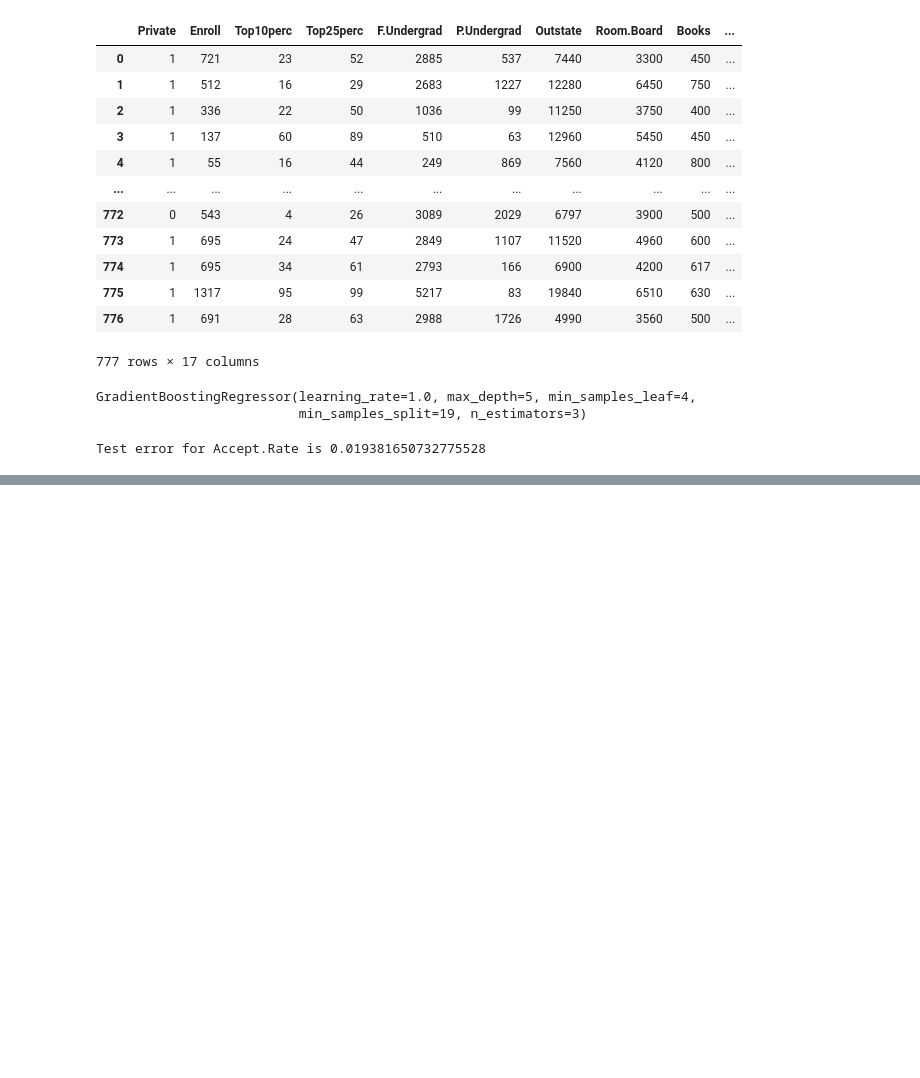
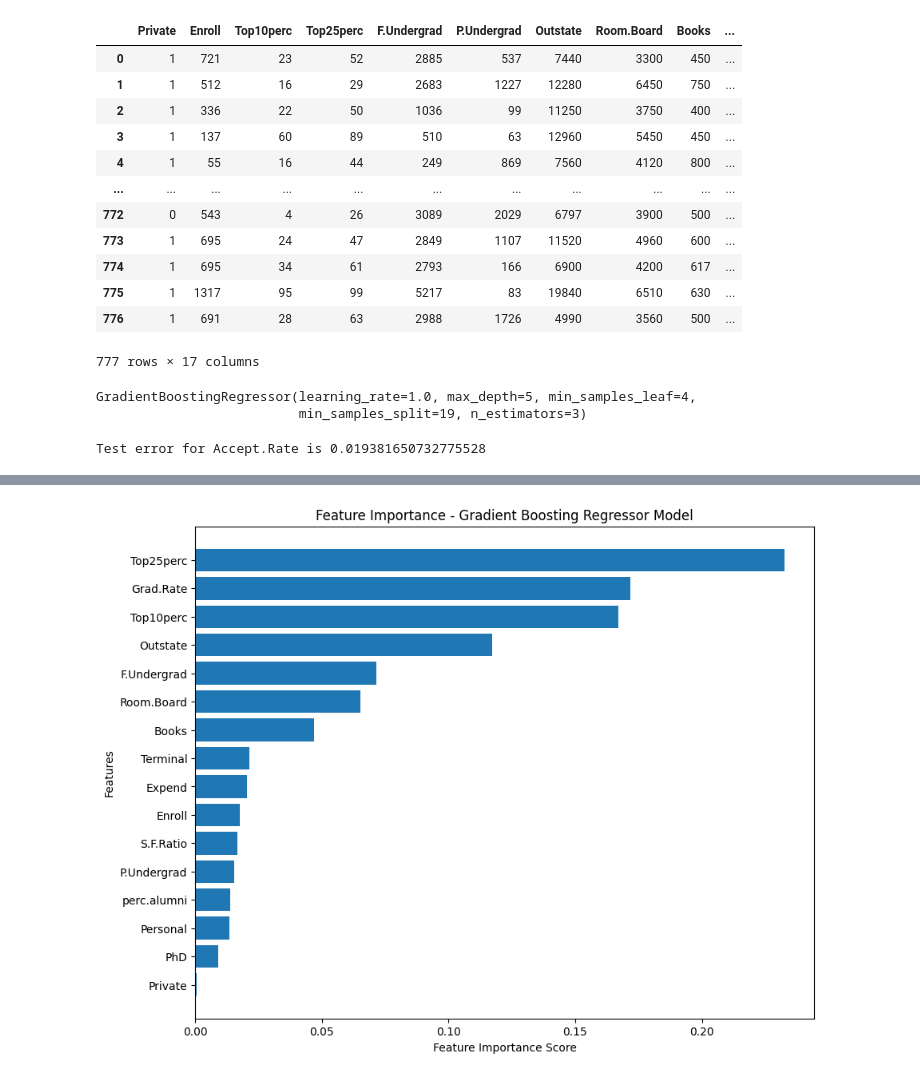
Before and after one commit to jaynanduri/ML-assignments, a Jupyter notebook: a3/pb4.ipynb, the cells around one changed output, grey strips where cells are left out. Drawn from its saved outputs; the diff is of its cells as text; code cells hidden in the pictures; blank space fills up the shorter version.

```diff
--- a/a3/pb4.ipynb
+++ b/a3/pb4.ipynb
@@ -89,0 +108,14 @@ KeyboardInterrupt:
+# %%
+feature_importances_regressor = grid_search.best_estimator_.feature_importances_
+# %%
+import numpy as np
+import pandas as pd
+sorted_indices_regressor = np.argsort(feature_importances_regressor)[::-1]
+sorted_importances_regressor = feature_importances_regressor[sorted_indices_regressor]
+sorted_feature_names_regressor = np.array(X_cols)[sorted_indices_regressor]
+
+# Creating a DataFrame for better visualization
+feature_importance_df_regressor = pd.DataFrame({
+    'Feature': sorted_feature_names_regressor,
+    'Importance': sorted_importances_regressor
+})
@@ -89,0 +142,12 @@ KeyboardInterrupt:
+# %%
+import matplotlib.pyplot as plt
+plt.figure(figsize=(10, 8))
+plt.barh(range(len(X_cols)), feature_importance_df_regressor['Importance'], align='center')
+plt.yticks(range(len(X_cols)), feature_importance_df_regressor['Feature'])
+plt.gca().invert_yaxis()  # Invert y-axis to have the feature with the highest importance at the top
+plt.xlabel('Feature Importance Score')
+plt.ylabel('Features')
+plt.title('Feature Importance - Gradient Boosting Regressor Model')
+plt.show()
+# %% [output]
+[figure, added]
```
Also changed, not shown: parts of 3 cells of this notebook, 1 other file.
